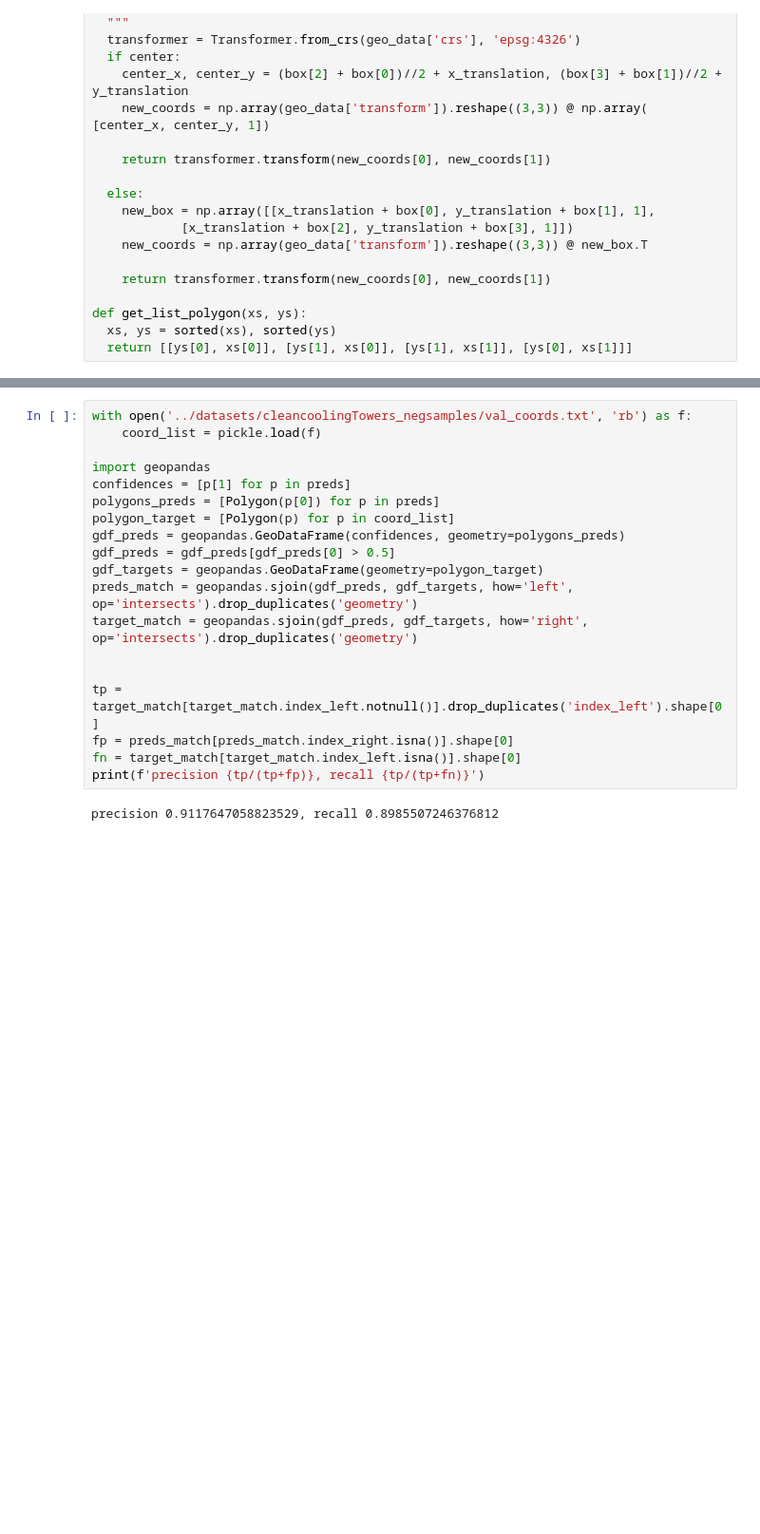
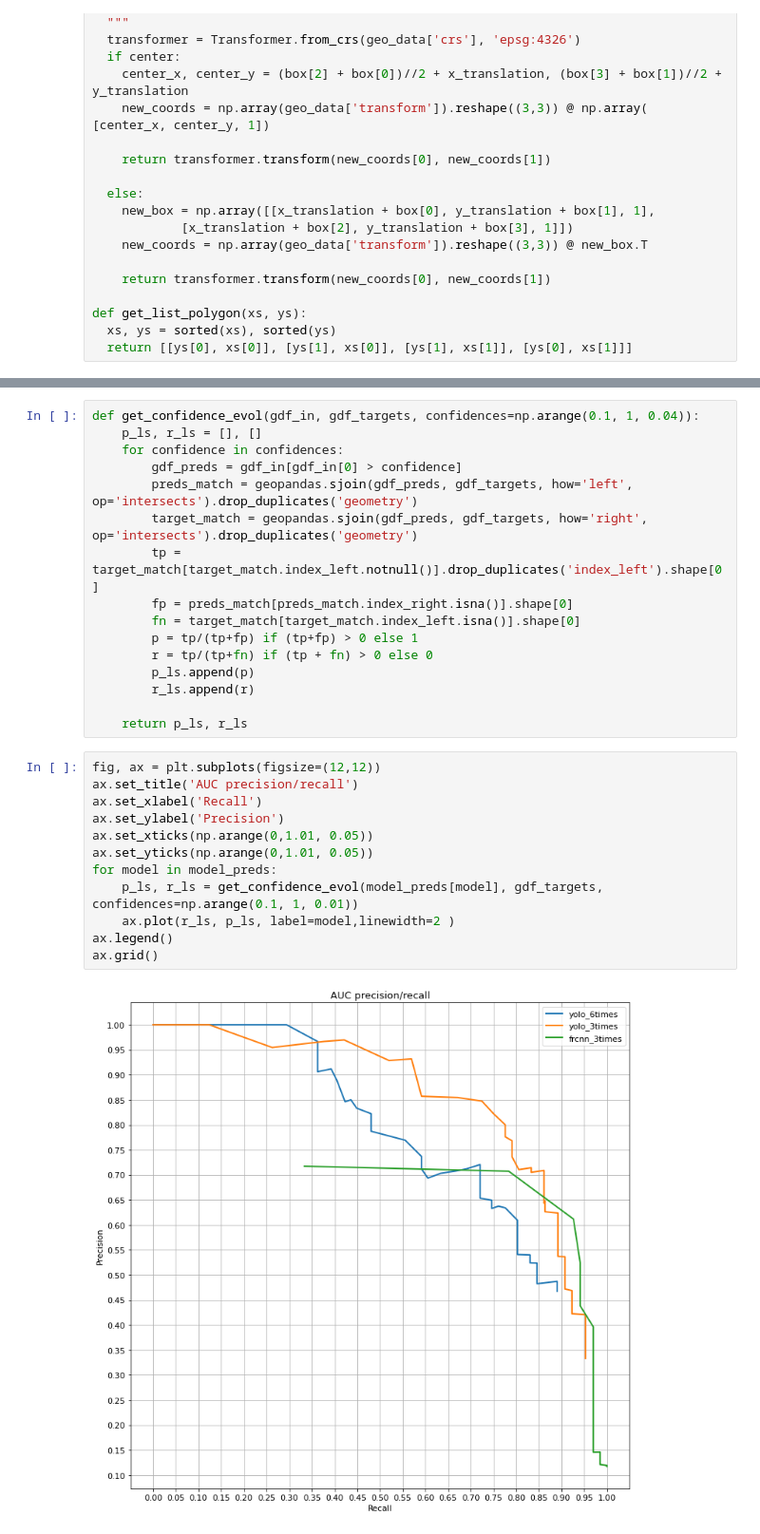
Before and after one commit to mesguerraf/yolov5, a Jupyter notebook: Post-processing.ipynb, the cells around one changed output, grey strips where cells are left out. Shown: that part at 95% size. Saved outputs shown, nothing was run; the diff lists cells and outputs as text; blank space fills up the shorter version.

```diff
--- a/Post-processing.ipynb
+++ b/Post-processing.ipynb
@@ -132,21 +138,30 @@ with open('runs/testexp23//coords.pkl', 'rb') as f:
 # %%
-with open('../datasets/cleancoolingTowers_negsamples/val_coords.txt', 'rb') as f:
-    coord_list = pickle.load(f)
+def get_confidence_evol(gdf_in, gdf_targets, confidences=np.arange(0.1, 1, 0.04)):
+    p_ls, r_ls = [], []
+    for confidence in confidences:
+        gdf_preds = gdf_in[gdf_in[0] > confidence]
+        preds_match = geopandas.sjoin(gdf_preds, gdf_targets, how='left', op='intersects').drop_duplicates('geometry')
+        target_match = geopandas.sjoin(gdf_preds, gdf_targets, how='right', op='intersects').drop_duplicates('geometry')
+        tp = target_match[target_match.index_left.notnull()].drop_duplicates('index_left').shape[0]
+        fp = preds_match[preds_match.index_right.isna()].shape[0]
+        fn = target_match[target_match.index_left.isna()].shape[0]
+        p = tp/(tp+fp) if (tp+fp) > 0 else 1
+        r = tp/(tp+fn) if (tp + fn) > 0 else 0
+        p_ls.append(p)
+        r_ls.append(r)
 
-import geopandas
-confidences = [p[1] for p in preds]
-polygons_preds = [Polygon(p[0]) for p in preds]
-polygon_target = [Polygon(p) for p in coord_list]
-gdf_preds = geopandas.GeoDataFrame(confidences, geometry=polygons_preds)
-gdf_preds = gdf_preds[gdf_preds[0] > 0.5]
-gdf_targets = geopandas.GeoDataFrame(geometry=polygon_target)
-preds_match = geopandas.sjoin(gdf_preds, gdf_targets, how='left', op='intersects').drop_duplicates('geometry')
-target_match = geopandas.sjoin(gdf_preds, gdf_targets, how='right', op='intersects').drop_duplicates('geometry')
-
-
-tp = target_match[target_match.index_left.notnull()].drop_duplicates('index_left').shape[0]
-fp = preds_match[preds_match.index_right.isna()].shape[0]
-fn = target_match[target_match.index_left.isna()].shape[0]
-print(f'precision {tp/(tp+fp)}, recall {tp/(tp+fn)}')
+    return p_ls, r_ls
-# %% [output]
-precision 0.9117647058823529, recall 0.8985507246376812
+# %%
+fig, ax = plt.subplots(figsize=(12,12))
+ax.set_title('AUC precision/recall')
+ax.set_xlabel('Recall')
+ax.set_ylabel('Precision')
+ax.set_xticks(np.arange(0,1.01, 0.05))
+ax.set_yticks(np.arange(0,1.01, 0.05))
+for model in model_preds:
+    p_ls, r_ls = get_confidence_evol(model_preds[model], gdf_targets, confidences=np.arange(0.1, 1, 0.01))
+    ax.plot(r_ls, p_ls, label=model,linewidth=2 )
+ax.legend()
+ax.grid()
+# %% [output]
+[figure, added]
```
Also changed, not shown: parts of 8 cells of this notebook, 1 other file.
